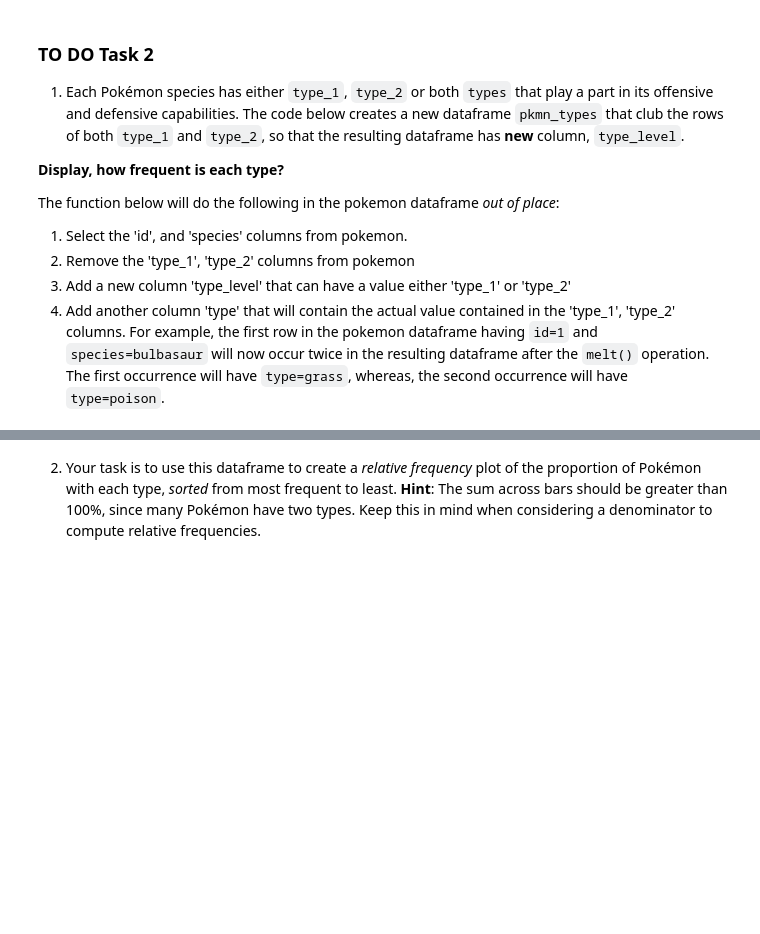
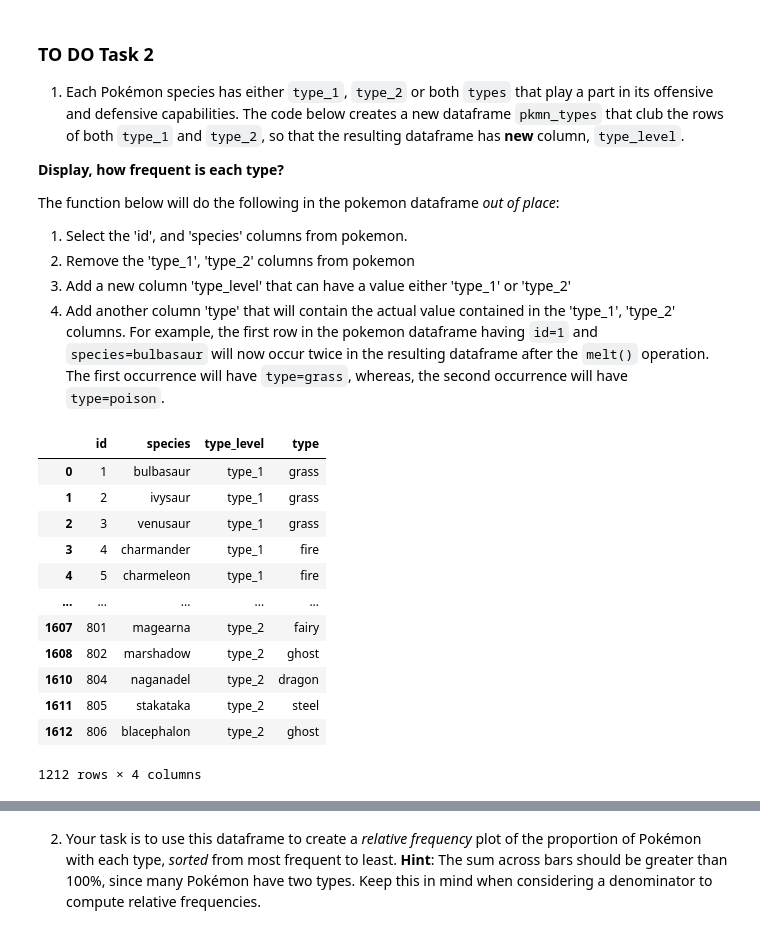
Before and after one commit to Photon-einstein/AI_programming_with_Python_nanodegree, a Jupyter notebook: 4-Matplotlib_Seaborn/3-Bar_chart_practice/3-Bar_Chart_Practice.ipynb, the cells around one changed output, grey strips where cells are left out. Cells and saved outputs as stored; diff of their text form; code cells hidden in the pictures; blank space fills up the shorter version.

```diff
--- a/4-Matplotlib_Seaborn/3-Bar_chart_practice/3-Bar_Chart_Practice.ipynb
+++ b/4-Matplotlib_Seaborn/3-Bar_chart_practice/3-Bar_Chart_Practice.ipynb
@@ -70,5 +70,19 @@ The function below will do the following in the pokemon dataframe *out of place*
 # %%
 pkmn_types = pokemon.melt(id_vars = ['id','species'],
                           value_vars = ['type_1', 'type_2'],
                           var_name = 'type_level', value_name = 'type').dropna()
-pkmn_types.head()
+pkmn_types
+# %% [output]
+|  | id | species | type_level | type |
+| 0 | 1 | bulbasaur | type_1 | grass |
+| 1 | 2 | ivysaur | type_1 | grass |
+| 2 | 3 | venusaur | type_1 | grass |
+| 3 | 4 | charmander | type_1 | fire |
+| 4 | 5 | charmeleon | type_1 | fire |
+| ... | ... | ... | ... | ... |
+| 1607 | 801 | magearna | type_2 | fairy |
+| 1608 | 802 | marshadow | type_2 | ghost |
+| 1610 | 804 | naganadel | type_2 | dragon |
+| 1611 | 805 | stakataka | type_2 | steel |
+| 1612 | 806 | blacephalon | type_2 | ghost |
+1212 rows × 4 columns
```
Also changed, not shown: parts of 6 cells of this notebook, 4 other files.
